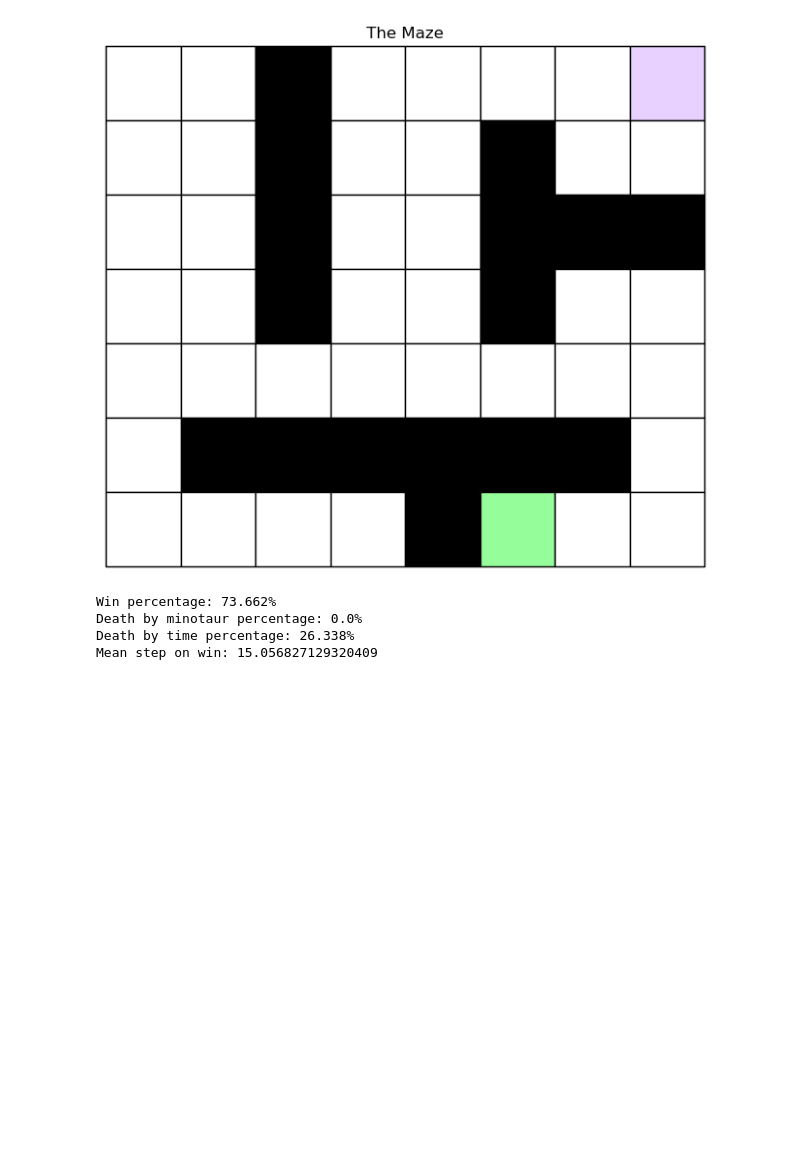
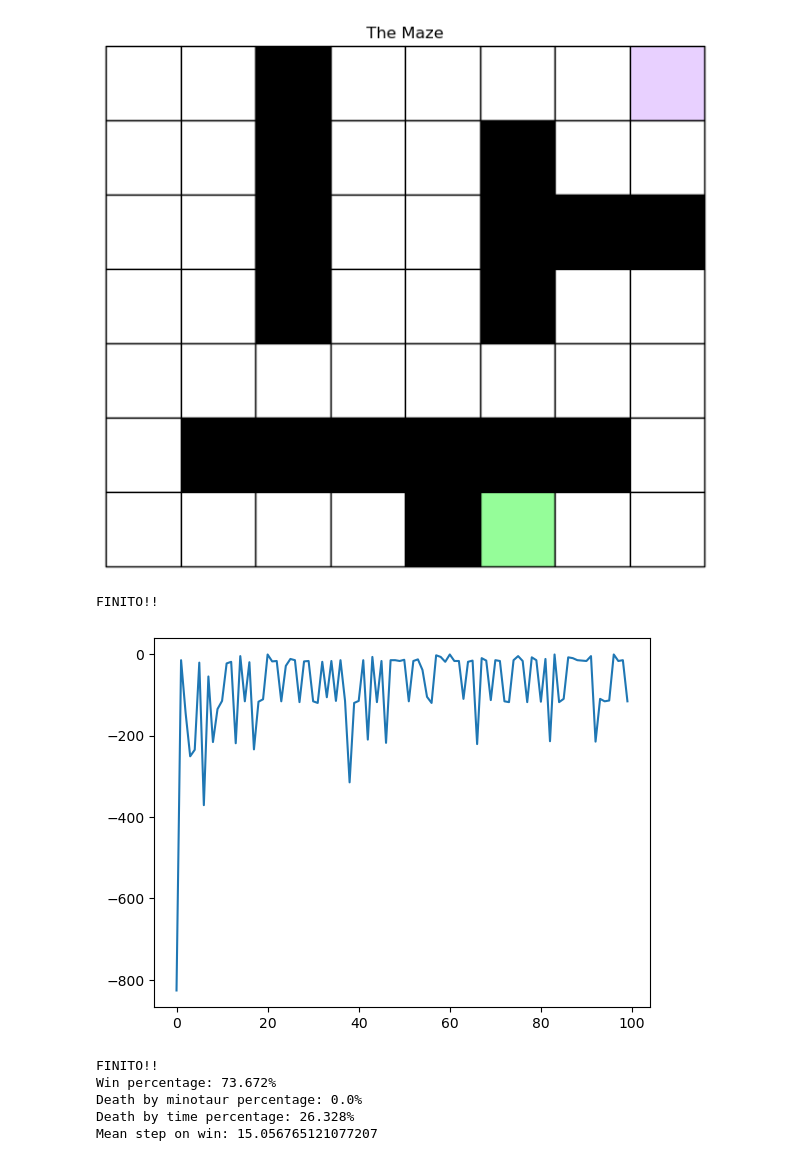
Before and after one commit to simoclemens/KTH-ReinforcementLearning, a Jupyter notebook: LAB1/EX1/problem1_B1.ipynb, the cells around one changed output. Drawn from its saved outputs; the diff is of its cells as text; code cells hidden in the pictures; blank space fills up the shorter version.

```diff
--- a/LAB1/EX1/problem1_B1.ipynb
+++ b/LAB1/EX1/problem1_B1.ipynb
@@ -28,25 +29,30 @@ mz.draw_maze(maze)
 # %% [output]
 [figure]
 # %%
-# Create an environment maze
+# Q-learning with epsilon 0.1
 reload(mz)
 env = mz.Maze(maze)
 
 # Train Q-learning
 Q = np.load('output_Q.npy')
-Q = env.simulate(method='Q-learning', epsilon = 0.1, testing=False)
+Q, reward_list= env.simulate(method='Q-learning', epsilon = 0.1, testing=False)
+mz.plot_convergence(reward_list)
 np.save('output_Q.npy', Q)
+# %% [output]
+FINITO!!
+[figure, added]
 # %%
 reload(mz)
 env = mz.Maze(maze)
 
 # Simulate Q-learning
 Q = np.load('output_Q.npy')
-Q = env.simulate(Q = Q, method='Q-learning', testing=True)
+Q, _ = env.simulate(Q = Q, method='Q-learning', testing=True)
 np.save('output_Q.npy', Q)
 # %% [output]
-Win percentage: 73.662%
+FINITO!!
+Win percentage: 73.672%
 Death by minotaur percentage: 0.0%
-Death by time percentage: 26.338%
-Mean step on win: 15.056827129320409
+Death by time percentage: 26.328%
+Mean step on win: 15.056765121077207
 # %%
```
Also changed, not shown: parts of 11 cells of this notebook, 3 other files.
